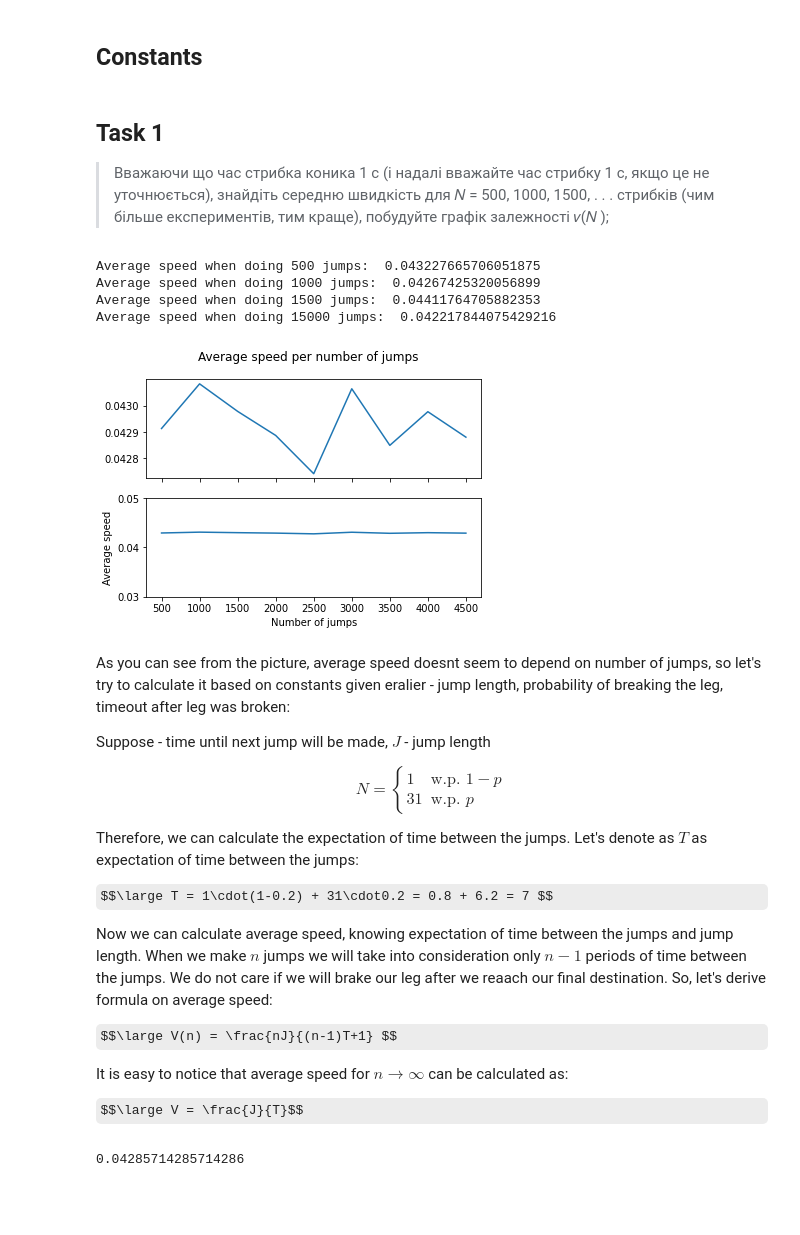
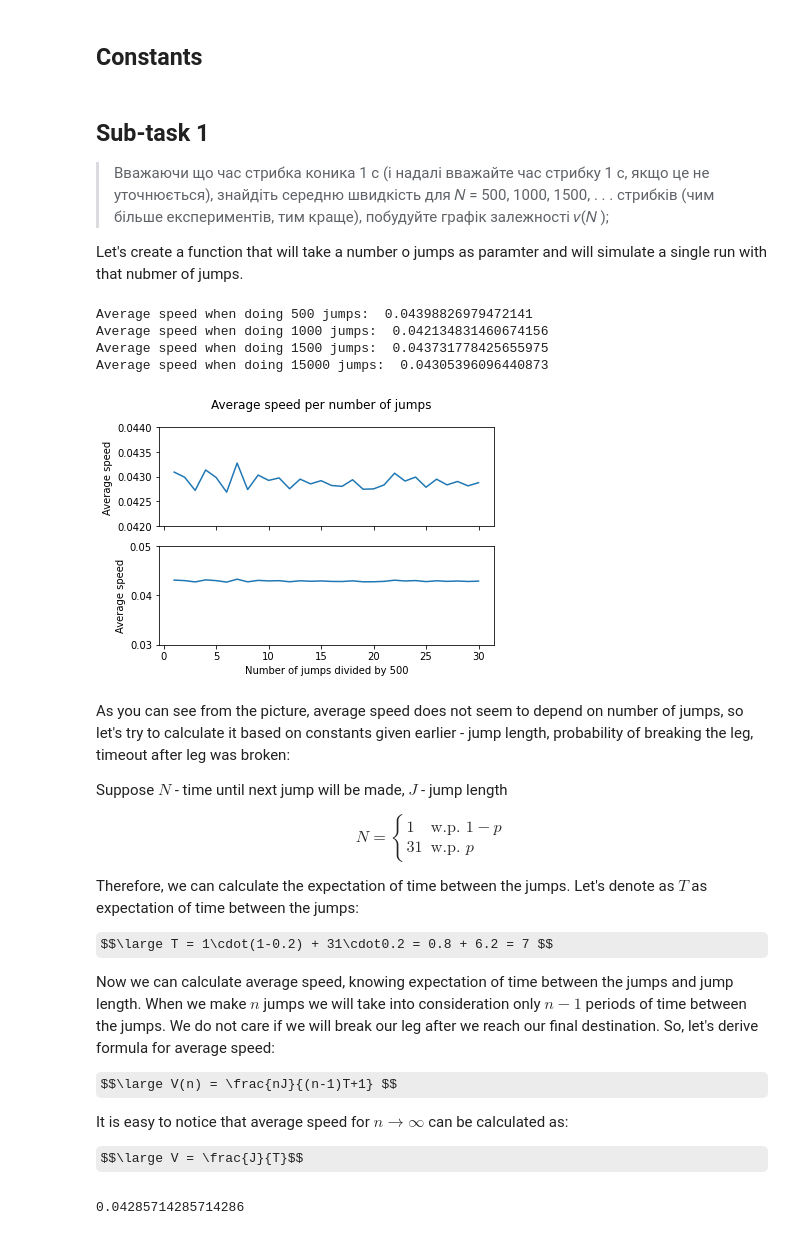
Before and after one commit to Sne4kers/ceto2022, a Jupyter notebook: ceto.ipynb, the cells around one changed output. Cells and saved outputs as stored; diff of their text form; code cells hidden in the pictures; some formulas as TeX source; blank space fills up the shorter version.

Commit message:
Sub-task 2 solved and optimizations

```diff
--- a/ceto.ipynb
+++ b/ceto.ipynb
@@ -34,49 +35,49 @@ t = 0.5 * 60 #timeout after leg was broken
 actions = ["j", "b"] #j - jump made, b - leg broken
 probabilities = [1 - p, p]
 # %% [markdown]
-## Task 1
+## Sub-task  1
 > Вважаючи що час стрибка коника 1 с (i надалi вважайте час стрибку 1 с, якщо це не уточнюється), знайдiть середню швидкiсть для 𝑁 = 500, 1000, 1500, . . . стрибкiв (чим бiльше експериментiв, тим краще), побудуйте графiк залежностi 𝑣(𝑁 );
+
+Let's create a function that will take a number o jumps as paramter and will simulate a single run with that nubmer of jumps.
 # %%
-#Average velocity fot 500, 1000 and 1500 jumps
 def time_needed_for_fixed_number_of_jumps(number_of_jumps):
     result = 0
-    jumps_made = 0
-    while jumps_made < number_of_jumps:
-        outcome = np.random.choice(actions, size = 1, p = probabilities)
-        if outcome == "b":
+    journey = np.random.choice(actions, size = number_of_jumps, p = probabilities)
+    for i in range (len(journey) - 1):
+        if journey[i] == "b":
             result += 30
         result += 1
-        jumps_made += 1
+    result += 1
     return result
 # %%
 #Average spped for 500 jumps
-average_time_500_jumps = np.mean(time_needed_for_fixed_number_of_jumps(500))
-average_speed_500 = jump_length * 500 / average_time_500_jumps
+time_500_jumps = time_needed_for_fixed_number_of_jumps(500)
+average_speed_500 = jump_length * 500 / time_500_jumps
 print("Average speed when doing 500 jumps: ", average_speed_500)
 
 #Average spped for 1000 jumps
-average_time_1000_jumps = np.mean(time_needed_for_fixed_number_of_jumps(1000))
-average_speed_1000 = jump_length * 1000 / average_time_1000_jumps
+time_1000_jumps = time_needed_for_fixed_number_of_jumps(1000)
+average_speed_1000 = jump_length * 1000 / time_1000_jumps
 print("Average speed when doing 1000 jumps: ", average_speed_1000)
 
 #Average spped for 1500 jumps
-average_time_1500_jumps = np.mean(time_needed_for_fixed_number_of_jumps(1500))
-average_speed_1500 = jump_length * 1500 / average_time_1500_jumps
+time_1500_jumps = time_needed_for_fixed_number_of_jumps(1500)
+average_speed_1500 = jump_length * 1500 / time_1500_jumps
 print("Average speed when doing 1500 jumps: ", average_speed_1500)
 
 #Average spped for 15000 jumps
-average_time_15000_jumps = np.mean(time_needed_for_fixed_number_of_jumps(15000))
-average_speed_15000 = jump_length * 15000 / average_time_15000_jumps
+time_15000_jumps = time_needed_for_fixed_number_of_jumps(15000)
+average_speed_15000 = jump_length * 15000 / time_15000_jumps
 print("Average speed when doing 15000 jumps: ", average_speed_15000)
 # %% [output]
-Average speed when doing 500 jumps:  0.043227665706051875
-Average speed when doing 1000 jumps:  0.04267425320056899
-Average speed when doing 1500 jumps:  0.04411764705882353
-Average speed when doing 15000 jumps:  0.042217844075429216
+Average speed when doing 500 jumps:  0.04398826979472141
+Average speed when doing 1000 jumps:  0.042134831460674156
+Average speed when doing 1500 jumps:  0.043731778425655975
+Average speed when doing 15000 jumps:  0.04305396096440873
 # %%
 data = []
 
-for number_of_jumps in range(500, 5000, 500):
+for number_of_jumps in range(500, 15000+1, 500):
     average_speed = np.mean([number_of_jumps * jump_length /
                              time_needed_for_fixed_number_of_jumps(number_of_jumps)
                              for number_of_experiments in range(100)])
@@ -84,25 +85,24 @@ for number_of_jumps in range(500, 5000, 500):
 # %%
 fig, (ax1, ax2) = plt.subplots(2, sharex=True)
 fig.suptitle("Average speed per number of jumps")
-plt.xticks(range(len(data)), range(500, 5000, 500))
-plt.ylabel("Average speed")
-plt.xlabel("Number of jumps")
-plt.ylim(0, 0.1)
+ax1.set_xticks(range(-1, len(data)+2, 5), range(0, len(data) + 1, 5))
+ax1.set_ylabel("Average speed")
+ax1.set_ylim(0.042, 0.044)
 ax1.plot(data)
 
-plt.xticks(range(len(data)), range(500, 5000, 500))
-plt.ylabel("Average speed")
-plt.xlabel("Number of jumps")
-plt.ylim(0.03, 0.05)
+ax2.set_xticks(range(-1, len(data)+2, 5), range(0, len(data) + 1, 5))
+ax2.set_ylabel("Average speed")
+ax2.set_xlabel("Number of jumps divided by 500")
+ax2.set_ylim(0.03, 0.05)
 ax2.plot(data)
 
 plt.show()
 # %% [output]
-[figure, old version]
+[figure, new version]
 # %% [markdown]
-As you can see from the picture, average speed doesnt seem to depend on number of jumps, so let's try to calculate it based on constants given eralier - jump length, probability of breaking the leg, timeout after leg was broken:
+As you can see from the picture, average speed does not seem to depend on number of jumps, so let's try to calculate it based on constants given earlier - jump length, probability of breaking the leg, timeout after leg was broken:
 
-Suppose  - time until next jump will be made, $J$ - jump length
+Suppose $N$ - time until next jump will be made, $J$ - jump length
 
 $$ N =
   \begin{cases}
@@ -114,7 +114,7 @@ Therefore, we can calculate the expectation of time between the jumps. Let's den
 
 $$\large T = 1\cdot(1-0.2) + 31\cdot0.2 = 0.8 + 6.2 = 7 $$
 
-Now we can calculate average speed, knowing expectation of time between the jumps and jump length. When we make $n$ jumps we will take into consideration only $n-1$ periods of time between the jumps. We do not care if we will brake our leg after we reaach our final destination. So, let's derive formula on average speed:
+Now we can calculate average speed, knowing expectation of time between the jumps and jump length. When we make $n$ jumps we will take into consideration only $n-1$ periods of time between the jumps. We do not care if we will break our leg after we reach our final destination. So, let's derive formula for average speed:
 
 $$\large V(n) = \frac{nJ}{(n-1)T+1} $$
 
```
Also changed, not shown: parts of 6 cells of this notebook.
